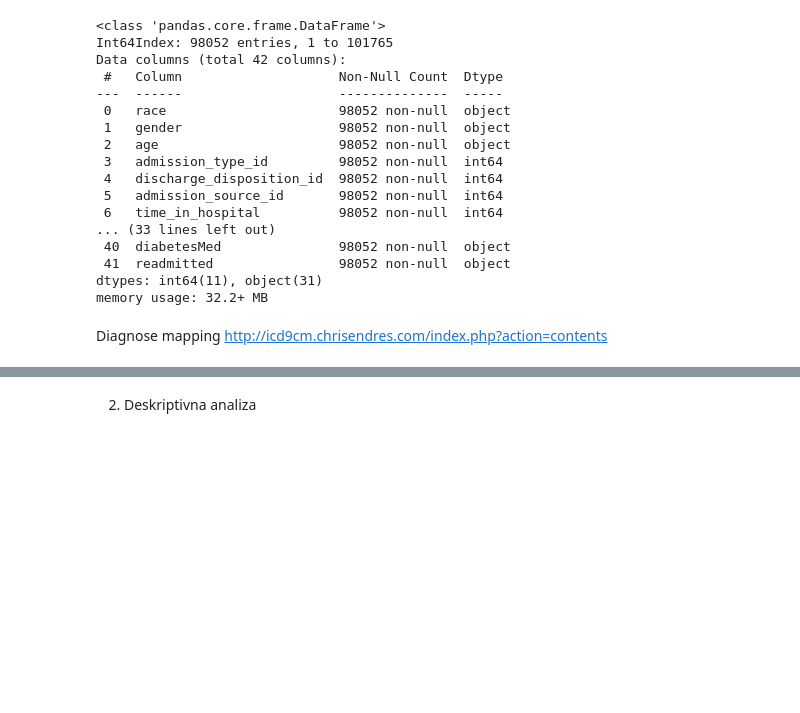
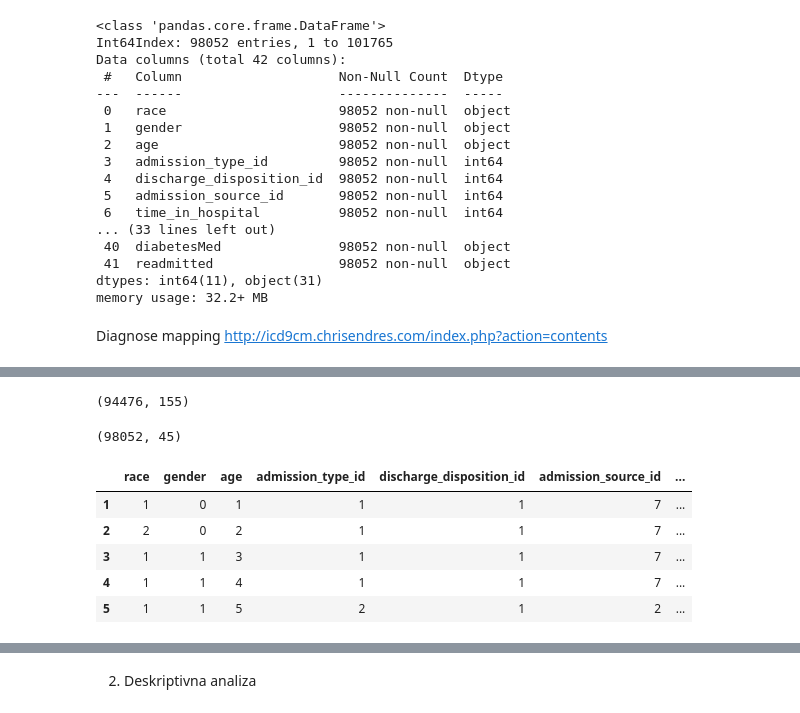
Before and after one commit to mjovanovic9999/ML, a Jupyter notebook: I/notebook/main.ipynb, the cells around one changed output, grey strips where cells are left out. Cells and saved outputs as stored; diff of their text form; code cells hidden in the pictures; blank space fills up the shorter version.

```diff
--- a/I/notebook/main.ipynb
+++ b/I/notebook/main.ipynb
@@ -169,9 +169,9 @@ a1_scale_mapper = {
 }
 level_scale_mapper = {
     'No': 0,
-    'Steady': 1,
-    'Up': 2,
-    'Down': 3
+    'Steady': 2,
+    'Up': 3,
+    'Down': 1
 }
 class_mapper = {
     'NO': 0,
@@ -185,7 +185,27 @@ race_mapper = {
     "Hispanic": 3,
     "Asian": 4,
 }
-
+diagnum_mapper = {
+    'Infectious and Parasitic': 0,
+    'Neoplasms': 1,
+    'Metabolic': 2,
+    'Blood': 3,
+    'Mental': 4,
+    'Nervous System': 5,
+    'Circulatory System': 6,
+    'Respiratory System': 7,
+    'Digestive System': 8,
+    'Genitourinary System': 9,
+    'Pregnancy': 10,
+    'Skin': 11,
+    'Musculoskeletal': 12,
+    'Congenital': 13,
+    'Perinatal Period': 14,
+    'Ill Defined': 15,
+    'Injury': 16,
+    'Status': 17,
+    'Cause': 18,
+}
 
 one_hot = LabelBinarizer()
 
@@ -196,8 +216,6 @@ dataframe['discharge_disposition_id'] = dataframe['discharge_disposition_id'].as
 dataframe['admission_source_id'] = dataframe['admission_source_id'].astype(
     'category')
 
-
-dataframe['race'] = dataframe['race'].replace(race_mapper)
 dataframe['age'] = dataframe['age'].replace(age_scale_mapper)
 dataframe['gender'] = one_hot.fit_transform(dataframe['gender'])
 dataframe['max_glu_serum'] = dataframe['max_glu_serum'].replace(
@@ -237,0 +277,32 @@ dataframe['readmitted'] = dataframe['readmitted'].replace(class_mapper)
+# %%
+def df_one_hot(df,columns):
+    tmp=pd.DataFrame()
+    for col in columns:
+        res=one_hot.fit_transform(df[col])
+        for val in range(0,len(res[0])):
+            new_col = res[:,val]
+            tmp_col = pd.DataFrame({col +'('+ str(one_hot.classes_[val])+')' : new_col})
+            tmp = pd.concat((tmp,tmp_col),axis=1)
+    return pd.concat((df,tmp),axis=1, join='inner')
+
+dataframe_onehot=df_one_hot(dataframe_onehot,['diag_1_class','diag_2_class','diag_3_class','admission_type_id','discharge_disposition_id','admission_source_id','race'])
+dataframe_onehot.drop(['diag_1_class','diag_2_class','diag_3_class','admission_type_id','discharge_disposition_id','admission_source_id','race'], axis=1, inplace=True)
+dataframe_onehot.shape
+# %% [output]
+(94476, 155)
+# %%
+dataframe['diag_1_class'] = dataframe['diag_1'].replace(diagnum_mapper)
+dataframe['diag_2_class'] = dataframe['diag_2'].replace(diagnum_mapper)
+dataframe['diag_3_class'] = dataframe['diag_3'].replace(diagnum_mapper)
+dataframe['race'] = dataframe['race'].replace(race_mapper)
+# %%
+print(dataframe.shape)
+dataframe.head()
+# %% [output]
+(98052, 45)
+|  | race | gender | age | admission_type_id | discharge_disposition_id | admission_source_id | ... |
+| 1 | 1 | 0 | 1 | 1 | 1 | 7 | ... |
+| 2 | 2 | 0 | 2 | 1 | 1 | 7 | ... |
+| 3 | 1 | 1 | 3 | 1 | 1 | 7 | ... |
+| 4 | 1 | 1 | 4 | 1 | 1 | 7 | ... |
+| 5 | 1 | 1 | 5 | 2 | 1 | 2 | ... |
```
Also changed, not shown: parts of 8 cells of this notebook.
